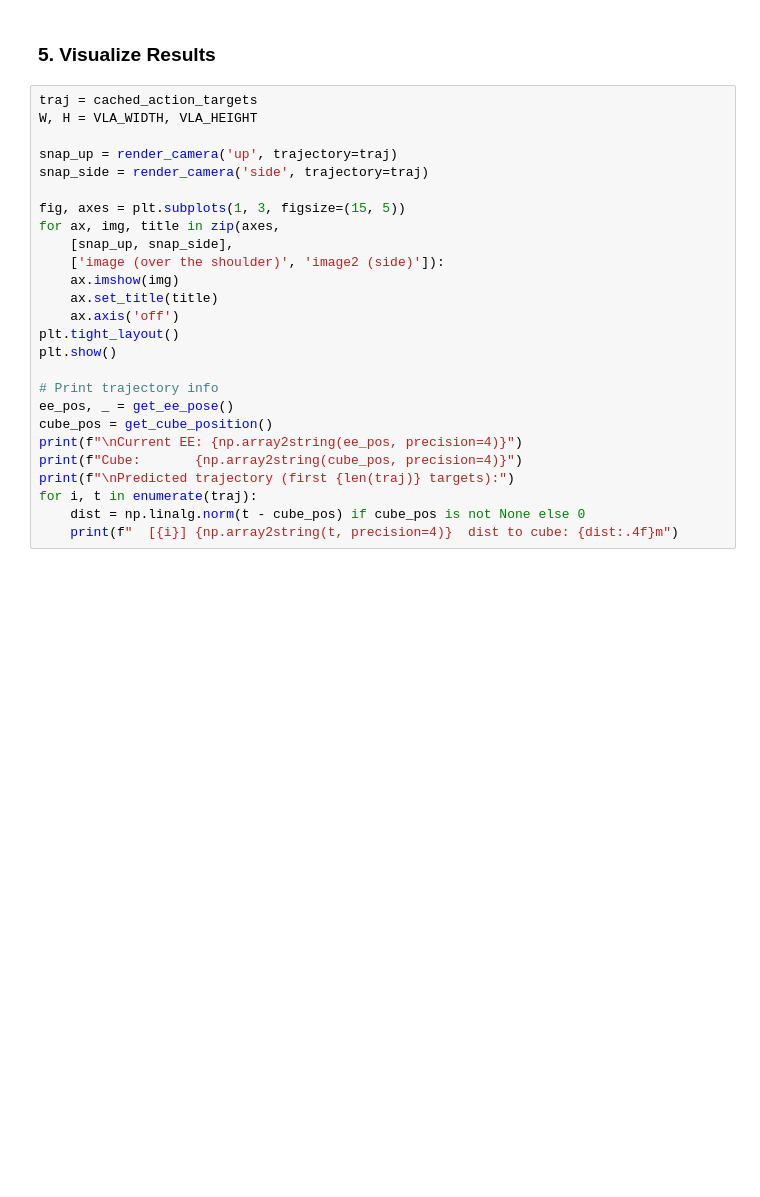
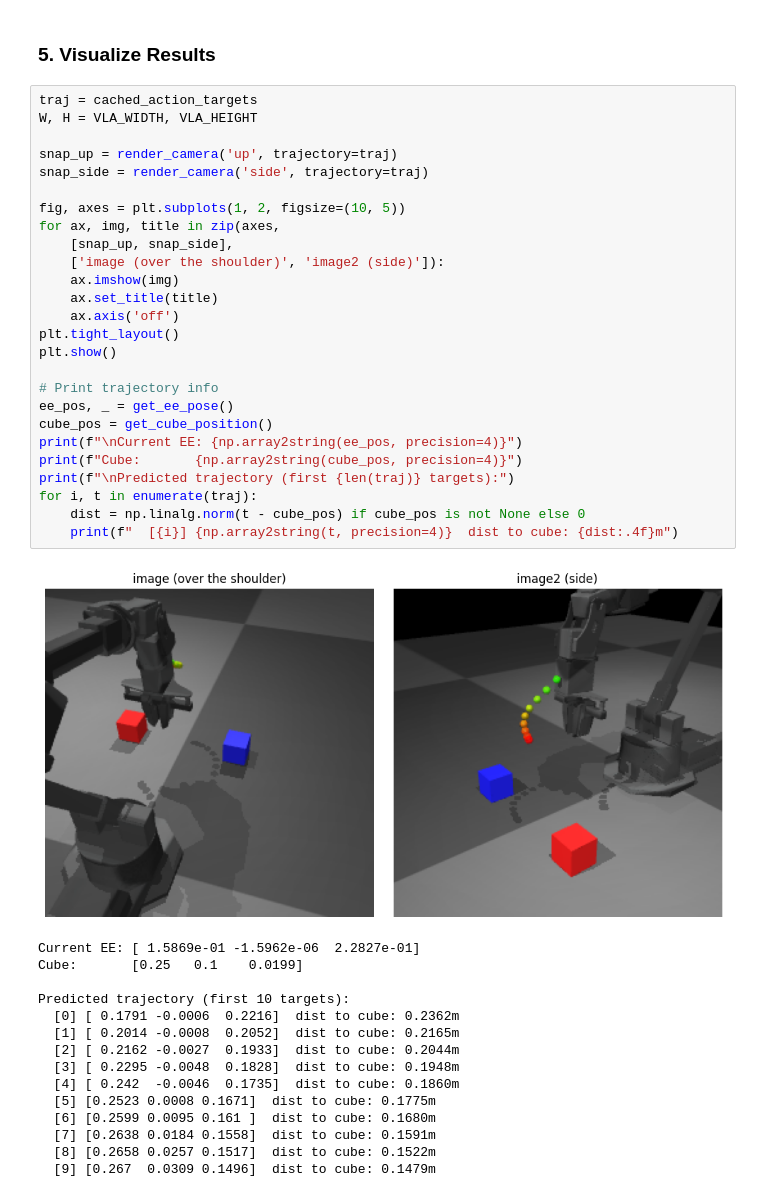
Before and after one commit to avikde/vla-pipeline, a Jupyter notebook: xvla_widowx_vis_traj.ipynb, the cells around one changed output. Saved outputs shown, nothing was run; the diff lists cells and outputs as text; blank space fills up the shorter version.

```diff
--- a/xvla_widowx_vis_traj.ipynb
+++ b/xvla_widowx_vis_traj.ipynb
@@ -215,26 +250,42 @@ print(f"Action vector (20D): {np.array2string(actions_np, precision=4, suppress_
 # %%
 traj = cached_action_targets
 W, H = VLA_WIDTH, VLA_HEIGHT
 
 snap_up = render_camera('up', trajectory=traj)
 snap_side = render_camera('side', trajectory=traj)
 
-fig, axes = plt.subplots(1, 3, figsize=(15, 5))
+fig, axes = plt.subplots(1, 2, figsize=(10, 5))
 for ax, img, title in zip(axes,
     [snap_up, snap_side],
     ['image (over the shoulder)', 'image2 (side)']):
     ax.imshow(img)
     ax.set_title(title)
     ax.axis('off')
 plt.tight_layout()
 plt.show()
 
 # Print trajectory info
 ee_pos, _ = get_ee_pose()
 cube_pos = get_cube_position()
 print(f"\nCurrent EE: {np.array2string(ee_pos, precision=4)}")
 print(f"Cube:       {np.array2string(cube_pos, precision=4)}")
 print(f"\nPredicted trajectory (first {len(traj)} targets):")
 for i, t in enumerate(traj):
     dist = np.linalg.norm(t - cube_pos) if cube_pos is not None else 0
     print(f"  [{i}] {np.array2string(t, precision=4)}  dist to cube: {dist:.4f}m")
+# %% [output]
+[figure, added]
+Current EE: [ 1.5869e-01 -1.5962e-06  2.2827e-01]
+Cube:       [0.25   0.1    0.0199]
+
+Predicted trajectory (first 10 targets):
+  [0] [ 0.1791 -0.0006  0.2216]  dist to cube: 0.2362m
+  [1] [ 0.2014 -0.0008  0.2052]  dist to cube: 0.2165m
+  [2] [ 0.2162 -0.0027  0.1933]  dist to cube: 0.2044m
+  [3] [ 0.2295 -0.0048  0.1828]  dist to cube: 0.1948m
+  [4] [ 0.242  -0.0046  0.1735]  dist to cube: 0.1860m
+  [5] [0.2523 0.0008 0.1671]  dist to cube: 0.1775m
+  [6] [0.2599 0.0095 0.161 ]  dist to cube: 0.1680m
+  [7] [0.2638 0.0184 0.1558]  dist to cube: 0.1591m
+  [8] [0.2658 0.0257 0.1517]  dist to cube: 0.1522m
+  [9] [0.267  0.0309 0.1496]  dist to cube: 0.1479m
```
Also changed, not shown: parts of 7 cells of this notebook, 1 other file.
